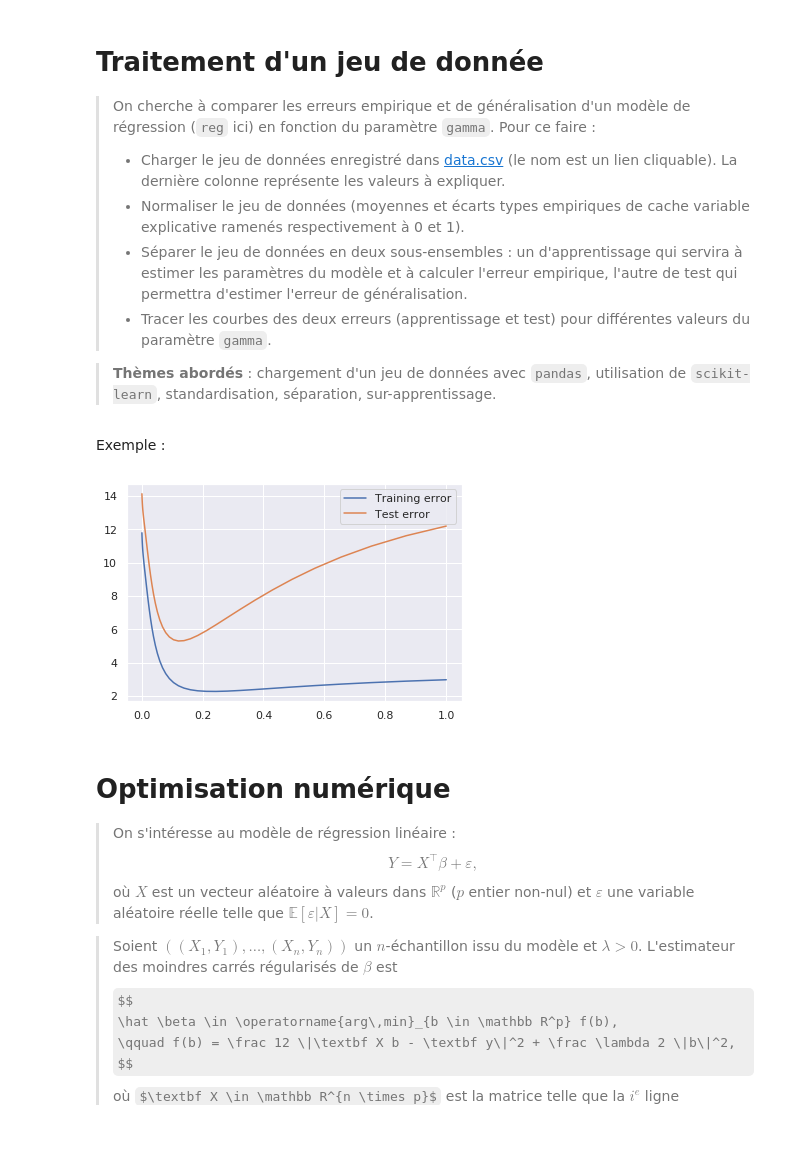
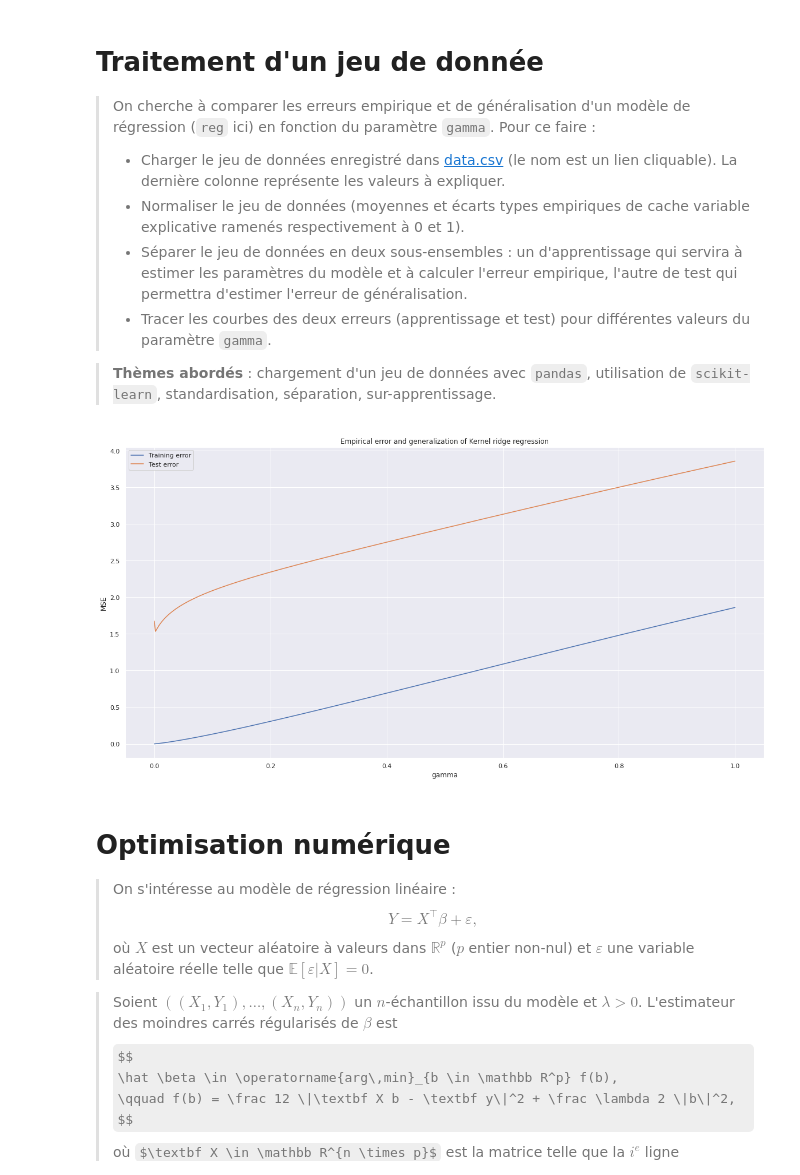
Before and after one commit to YunfeiZHAO/m2a_sorbonne, a Jupyter notebook: pythonM2A2021_student.ipynb, the cells around one changed output. Drawn from its saved outputs; the diff is of its cells as text; code cells hidden in the pictures; some formulas as TeX source; blank space fills up the shorter version.

```diff
--- a/pythonM2A2021_student.ipynb
+++ b/pythonM2A2021_student.ipynb
@@ -100,33 +100,52 @@ La dernière colonne représente les valeurs à expliquer.
 
 >**Thèmes abordés** : chargement d'un jeu de données avec `pandas`, utilisation de `scikit-learn`, standardisation, séparation, sur-apprentissage.
 # %%
+# Answer
+
 from sklearn.kernel_ridge import KernelRidge
+from sklearn.metrics import mean_squared_error
+import pandas as pd
 
-reg = KernelRidge(alpha=1, kernel='rbf')
-
-import pandas as pd
 data = pd.read_csv("data.csv", sep=";", header=None)
 
 # separate variables
 X = data.iloc[:, 0:5]
 y = data.iloc[:, 5]
 
 # standarise variables
 # what we are going to do hereo is to set mean and var to 0 and 1, so it is standarize, not normalise
 X -= X.mean(axis=0)
 X /= X.std(axis=0)
 
 # split training dataset and testing dataset
 X_train = X[:150]
 X_test = X[150:]
 y_train = y[:150]
 y_test = y[150:]
+
+gamma = np.linspace(0, 1, 501)
+# we do the fitting, prediction and mse (mean square error) evaluation here
+mse_train = np.zeros(len(gamma))
+mse_test = np.zeros(len(gamma))
+for i, g in enumerate(gamma):
+    reg = KernelRidge(alpha=g, kernel='rbf')
+    reg.fit(X_train, y_train)
+    y_train_pred = reg.predict(X_train)
+    y_test_pred = reg.predict(X_test)
+    mse_train[i] = mean_squared_error(y_train, y_train_pred)
+    mse_test[i] = mean_squared_error(y_test, y_test_pred)
+
+# Visualisation
+sns.set()
+fig, ax = plt.subplots(figsize=(20,10))
+ax.plot(gamma, mse_train, label="Training error")
+ax.plot(gamma, mse_test, label="Test error")
+ax.set_xlabel('gamma')
+ax.set_ylabel('MSE')
+ax.set_title('Empirical error and generalization of Kernel ridge regression')
+ax.legend();
+# %% [output]
+[figure, added]
-# %% [markdown]
-Exemple :
-# %%
-fig
-# %% [output]
-[figure, removed]
 # %% [markdown]
 # Optimisation numérique <a id="part3"></a>
 >On s'intéresse au modèle de régression linéaire :
```
Also changed, not shown: parts of 1 cell of this notebook.
